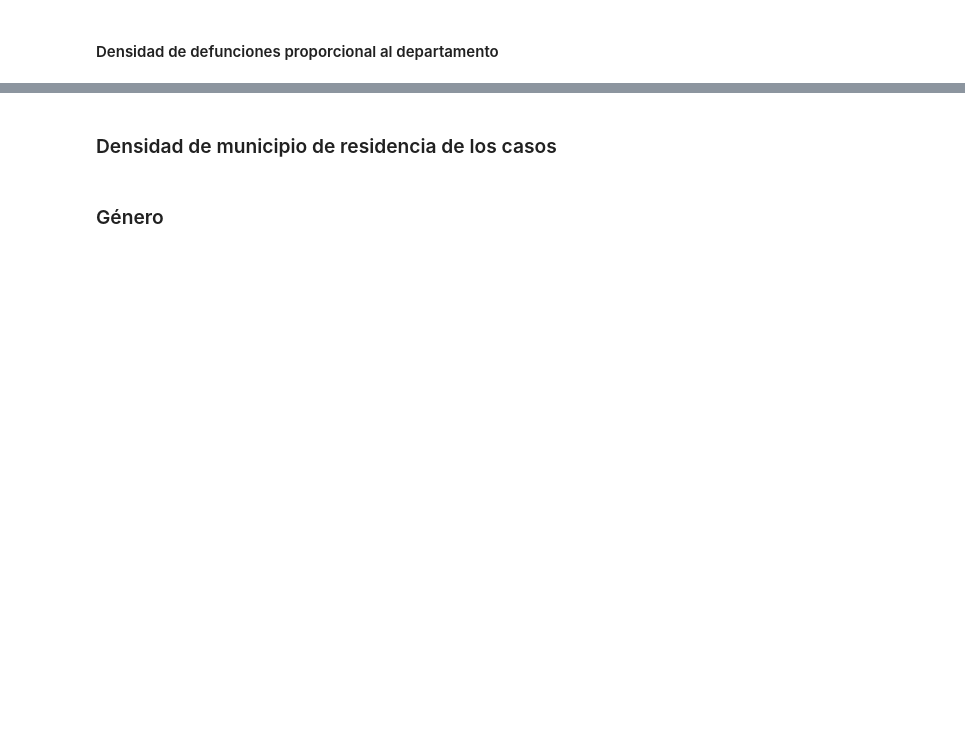
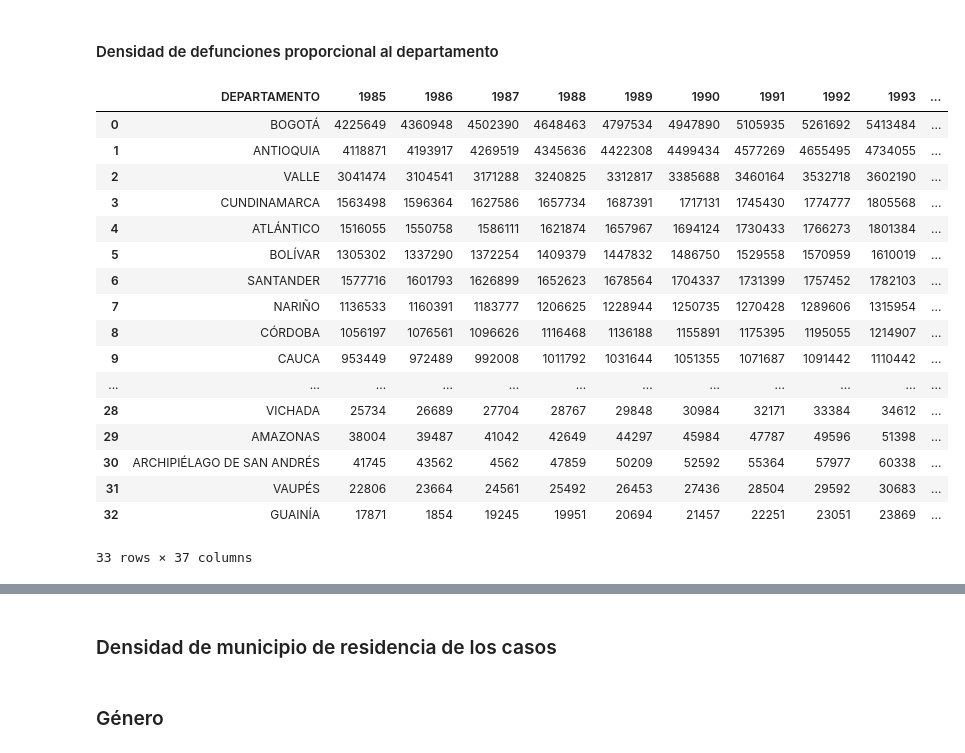
Before and after one commit to valenbustamante/colorectalcancer, a Jupyter notebook: geospacial.ipynb, the cells around one changed output, grey strips where cells are left out. Cells and saved outputs as stored; diff of their text form; code cells hidden in the pictures; blank space fills up the shorter version.

```diff
--- a/geospacial.ipynb
+++ b/geospacial.ipynb
@@ -165,3 +141,28 @@ SelectionSlider(continuous_update=False, description='Año:', layout=Layout(widt
 [interactive output not drawn]
 # %% [markdown]
 #### Densidad de defunciones proporcional al departamento
+# %%
+url = 'https://docs.google.com/spreadsheets/d/1jj_pL8c-zgkV9U24AWpoXBM-0-MdNZdQyztJtP4VJy4/export?format=csv'
+population = pd.read_csv(url)
+population['Unnamed: 0'] = population['Unnamed: 0'].str.upper()
+population = population.rename(columns={'Unnamed: 0': 'DEPARTAMENTO'})
+population
+# %% [output]
+|  | DEPARTAMENTO | 1985 | 1986 | 1987 | 1988 | 1989 | 1990 | 1991 | 1992 | 1993 | ... |
+| 0 | BOGOTÁ | 4225649 | 4360948 | 4502390 | 4648463 | 4797534 | 4947890 | 5105935 | 5261692 | 5413484 | ... |
+| 1 | ANTIOQUIA | 4118871 | 4193917 | 4269519 | 4345636 | 4422308 | 4499434 | 4577269 | 4655495 | 4734055 | ... |
+| 2 | VALLE | 3041474 | 3104541 | 3171288 | 3240825 | 3312817 | 3385688 | 3460164 | 3532718 | 3602190 | ... |
+| 3 | CUNDINAMARCA | 1563498 | 1596364 | 1627586 | 1657734 | 1687391 | 1717131 | 1745430 | 1774777 | 1805568 | ... |
+| 4 | ATLÁNTICO | 1516055 | 1550758 | 1586111 | 1621874 | 1657967 | 1694124 | 1730433 | 1766273 | 1801384 | ... |
+| 5 | BOLÍVAR | 1305302 | 1337290 | 1372254 | 1409379 | 1447832 | 1486750 | 1529558 | 1570959 | 1610019 | ... |
+| 6 | SANTANDER | 1577716 | 1601793 | 1626899 | 1652623 | 1678564 | 1704337 | 1731399 | 1757452 | 1782103 | ... |
+| 7 | NARIÑO | 1136533 | 1160391 | 1183777 | 1206625 | 1228944 | 1250735 | 1270428 | 1289606 | 1315954 | ... |
+| 8 | CÓRDOBA | 1056197 | 1076561 | 1096626 | 1116468 | 1136188 | 1155891 | 1175395 | 1195055 | 1214907 | ... |
+| 9 | CAUCA | 953449 | 972489 | 992008 | 1011792 | 1031644 | 1051355 | 1071687 | 1091442 | 1110442 | ... |
+| ... | ... | ... | ... | ... | ... | ... | ... | ... | ... | ... | ... |
+| 28 | VICHADA | 25734 | 26689 | 27704 | 28767 | 29848 | 30984 | 32171 | 33384 | 34612 | ... |
+| 29 | AMAZONAS | 38004 | 39487 | 41042 | 42649 | 44297 | 45984 | 47787 | 49596 | 51398 | ... |
+| 30 | ARCHIPIÉLAGO DE SAN ANDRÉS | 41745 | 43562 | 4562 | 47859 | 50209 | 52592 | 55364 | 57977 | 60338 | ... |
+| 31 | VAUPÉS | 22806 | 23664 | 24561 | 25492 | 26453 | 27436 | 28504 | 29592 | 30683 | ... |
+| 32 | GUAINÍA | 17871 | 1854 | 19245 | 19951 | 20694 | 21457 | 22251 | 23051 | 23869 | ... |
+33 rows × 37 columns
```
Also changed, not shown: parts of 14 cells of this notebook, 10 other files.
